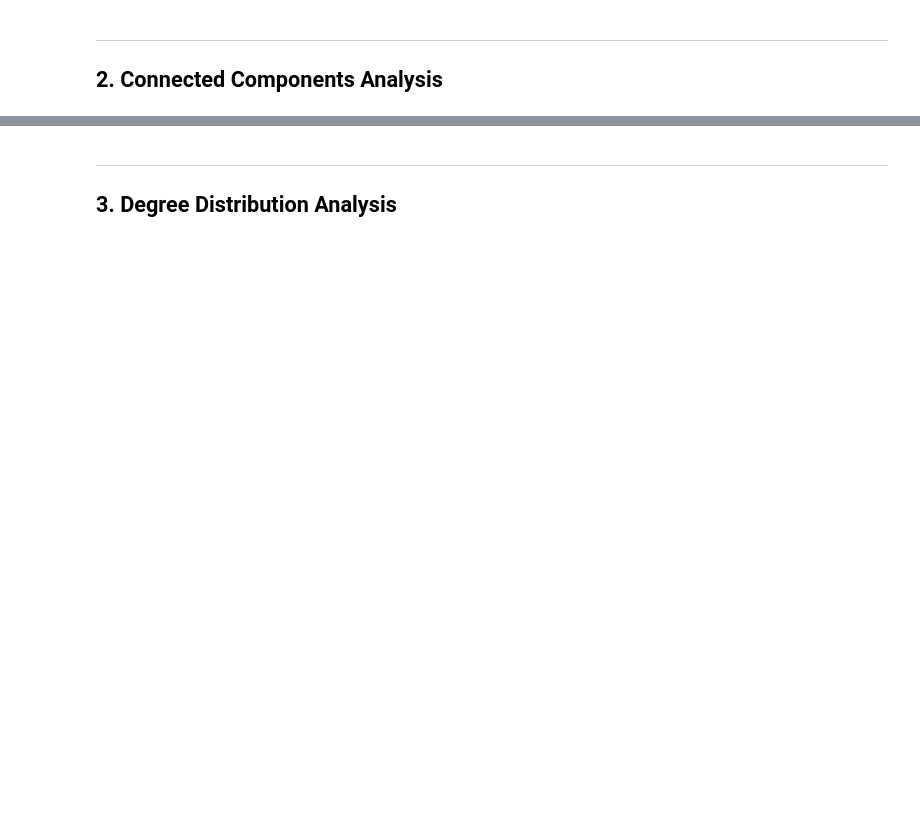
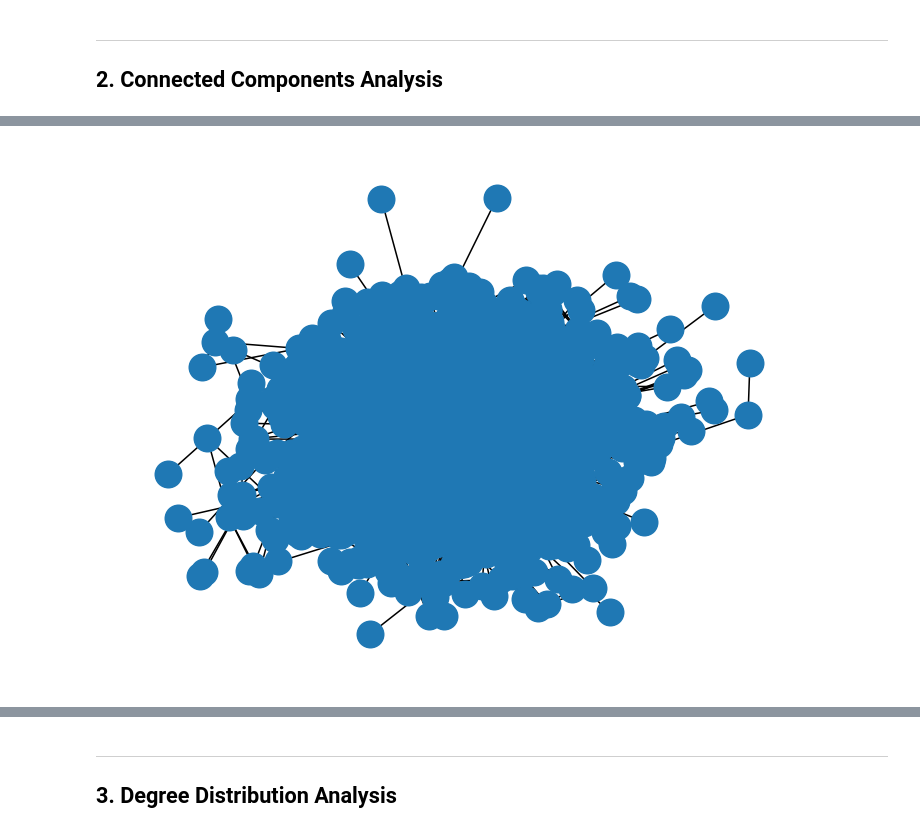
Before and after one commit to ElenaFuschi/SNA, a Jupyter notebook: bluesky_sna_analysis.ipynb, the cells around one changed output, grey strips where cells are left out. Saved outputs shown, nothing was run; the diff lists cells and outputs as text; code cells hidden in the pictures; blank space fills up the shorter version.

```diff
--- a/bluesky_sna_analysis.ipynb
+++ b/bluesky_sna_analysis.ipynb
@@ -91,3 +203,8 @@ for i, comp in enumerate(components[:10]):
+# %%
+comp_1 = nx.subgraph(G, components[0]) # build a subgraph on the second component
+nx.draw(comp_1)
+# %% [output]
+[figure, added]
 # %%
 # ── Component size distribution (excluding GCC) ───────────────────────────────
 small_sizes = [len(c) for c in components[1:]]
```
Also changed, not shown: parts of 36 cells of this notebook, 1 other file.
